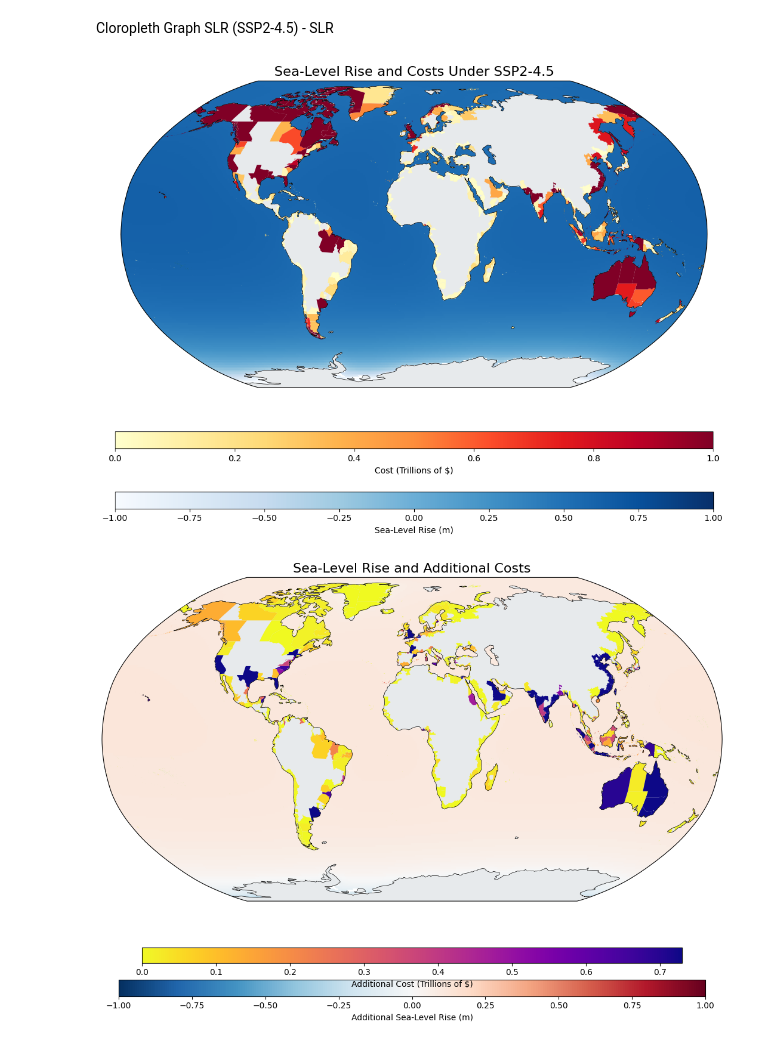
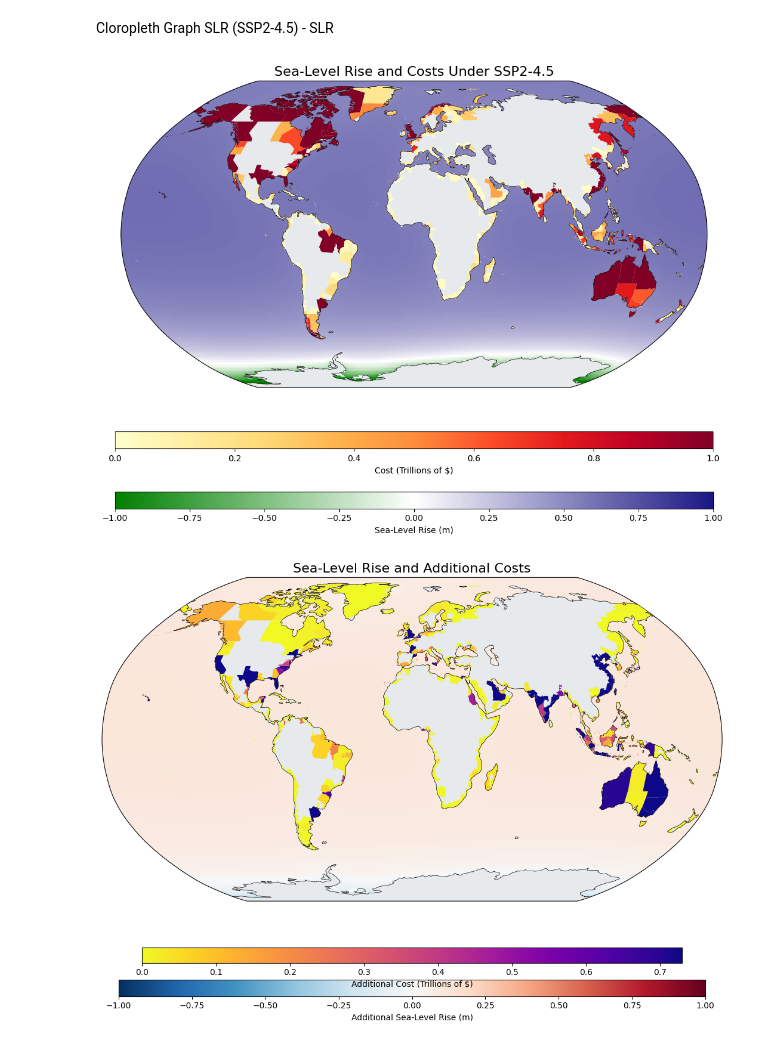
Before and after one commit to Nolancchu/DSC180B-B05-1-Capstone, a Jupyter notebook: visualizations_merged.ipynb, the cells around one changed output. Saved outputs shown, nothing was run; the diff lists cells and outputs as text; code cells hidden in the pictures.

Commit message:
finalized SSP245 cloropleth plot

```diff
--- a/visualizations_merged.ipynb
+++ b/visualizations_merged.ipynb
@@ -301,14 +300,19 @@ ax = plt.axes(projection=ccrs.Robinson())
 ax.set_global()
 
 # Ocean / SLR layer first
+slr_cmap = LinearSegmentedColormap.from_list(
+    "green_white_blue",
+    ["green", "white", "#1c1785"]
+)
+norm = TwoSlopeNorm(vmin=-1, vcenter=0, vmax=1)
+
 pcm = ax.pcolormesh(
     longitude,
     latitude,
     ssp245_slr.values,
     transform=ccrs.PlateCarree(),
-    cmap="Blues",
-    vmin=-1,
-    vmax=1,
+    cmap=slr_cmap,
+    norm=norm,
     zorder=1
 )
 
@@ -337,34 +341,34 @@ ax.set_title("Sea-Level Rise and Costs Under SSP2-4.5", fontsize=16)
 
 # SLR colorbar
 cbar1 = plt.colorbar(
     pcm,
     ax=ax,
     orientation="horizontal",
     pad=0.1,
     fraction=0.04,
     aspect=35
 )
 cbar1.set_label("Sea-Level Rise (m)")
 
 # Cost colorbar
 norm2 = mpl.colors.Normalize(vmin=0, vmax=vm)
 sm2 = mpl.cm.ScalarMappable(norm=norm2, cmap="YlOrRd")
 sm2.set_array([])
 
 cbar2 = plt.colorbar(
     sm2,
     ax=ax,
     orientation="horizontal",
     pad=0.12,
     fraction=0.0465,
     aspect=35
 )
 cbar2.set_label("Cost (Trillions of $)")
 
 plt.tight_layout()
 plt.show()
 # %% [output]
-[figure, old version]
+[figure, new version]
 # %%
 lon, lat = ssp245_ds["lon"].values, ssp245_ds["lat"].values
 longitude, latitude = np.meshgrid(lon, lat)
```
Also changed, not shown: parts of 2 cells of this notebook.
